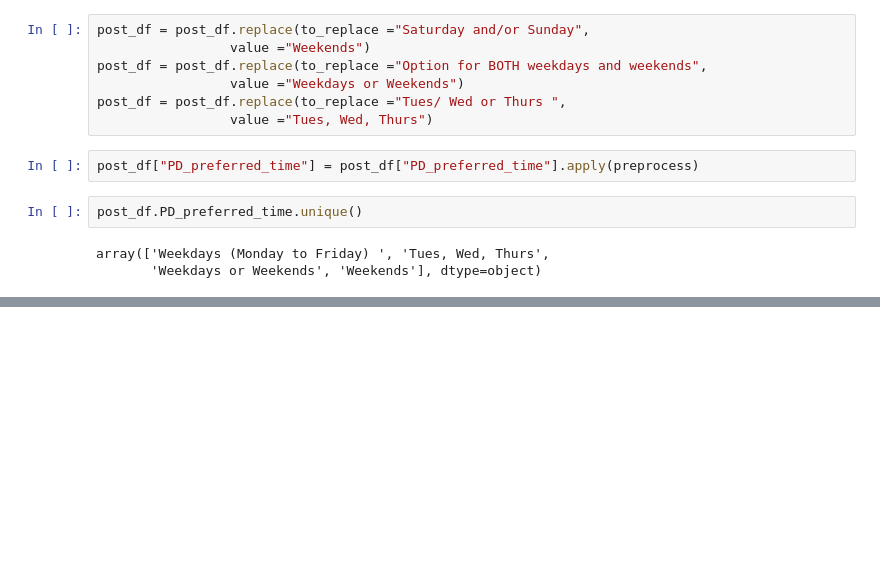
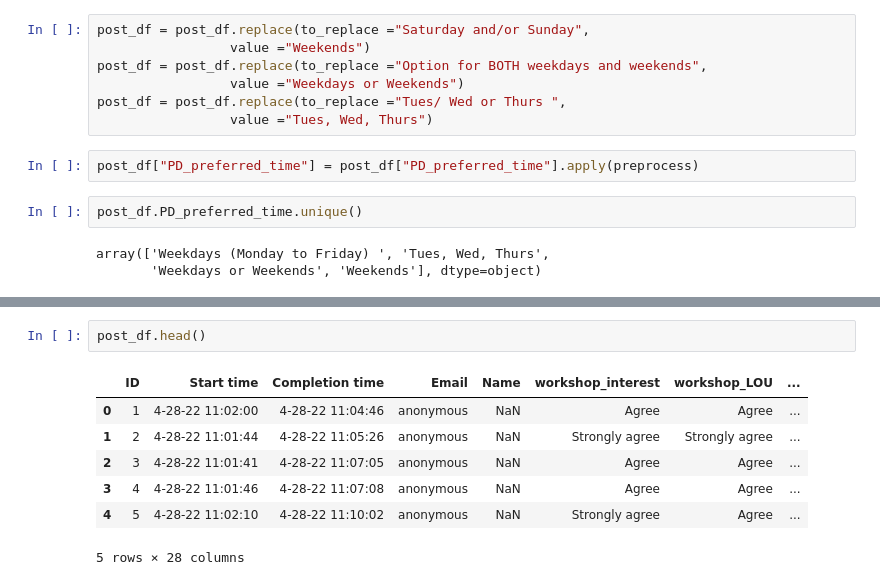
Before and after one commit to arlincherian/pmv, a Jupyter notebook: notebooks/post_survey_clean.ipynb, the cells around one changed output, grey strips where cells are left out. Drawn from its saved outputs; the diff is of its cells as text; blank space fills up the shorter version.

```diff
--- a/notebooks/post_survey_clean.ipynb
+++ b/notebooks/post_survey_clean.ipynb
@@ -817,3 +817,13 @@ q20_plot = alt.layer(bar, text, data=post_df)
 q20_plot
 # %% [output]
 [interactive output not drawn]
+# %%
+post_df.head()
+# %% [output]
+|  | ID | Start time | Completion time | Email | Name | workshop_interest | workshop_LOU | ... |
+| 0 | 1 | 4-28-22 11:02:00 | 4-28-22 11:04:46 | anonymous | NaN | Agree | Agree | ... |
+| 1 | 2 | 4-28-22 11:01:44 | 4-28-22 11:05:26 | anonymous | NaN | Strongly agree | Strongly agree | ... |
+| 2 | 3 | 4-28-22 11:01:41 | 4-28-22 11:07:05 | anonymous | NaN | Agree | Agree | ... |
+| 3 | 4 | 4-28-22 11:01:46 | 4-28-22 11:07:08 | anonymous | NaN | Agree | Agree | ... |
+| 4 | 5 | 4-28-22 11:02:10 | 4-28-22 11:10:02 | anonymous | NaN | Strongly agree | Agree | ... |
+5 rows × 28 columns
```
Also changed, not shown: parts of 9 cells of this notebook, 6 other files.
